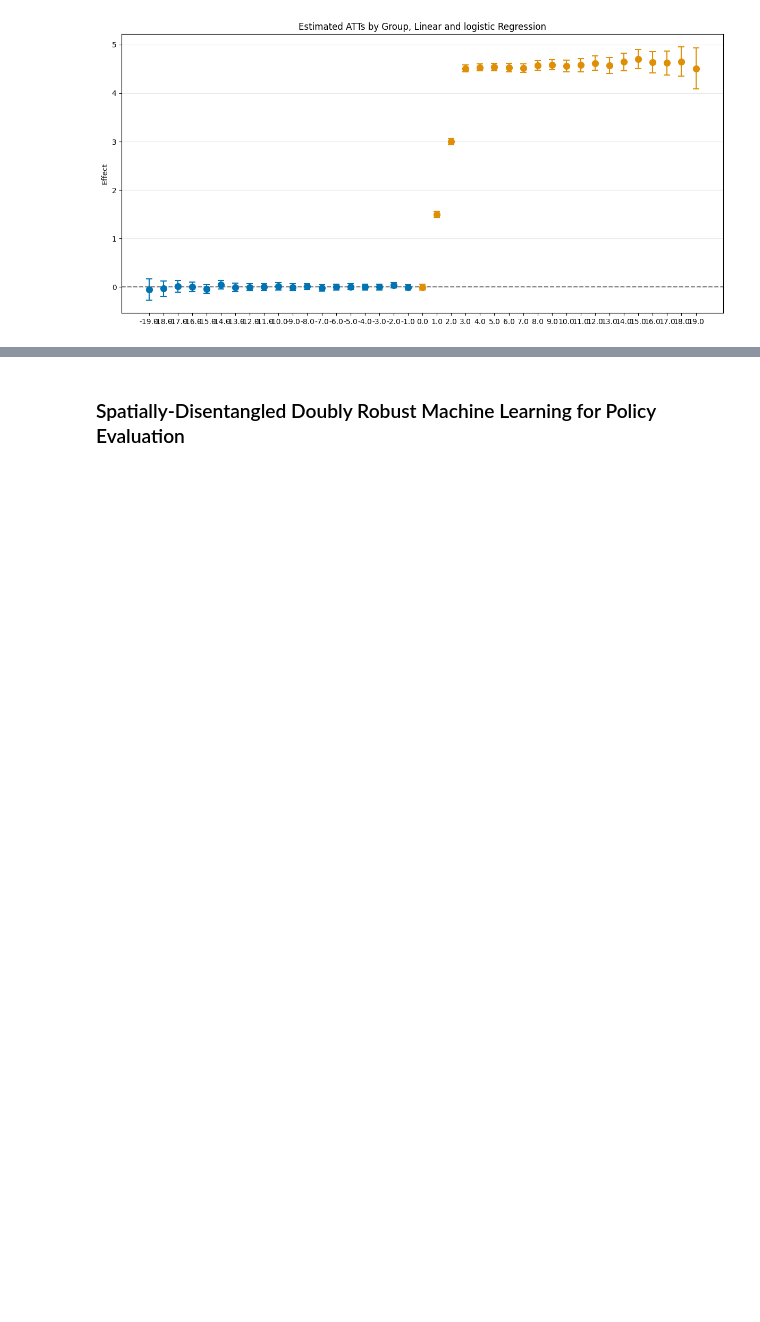
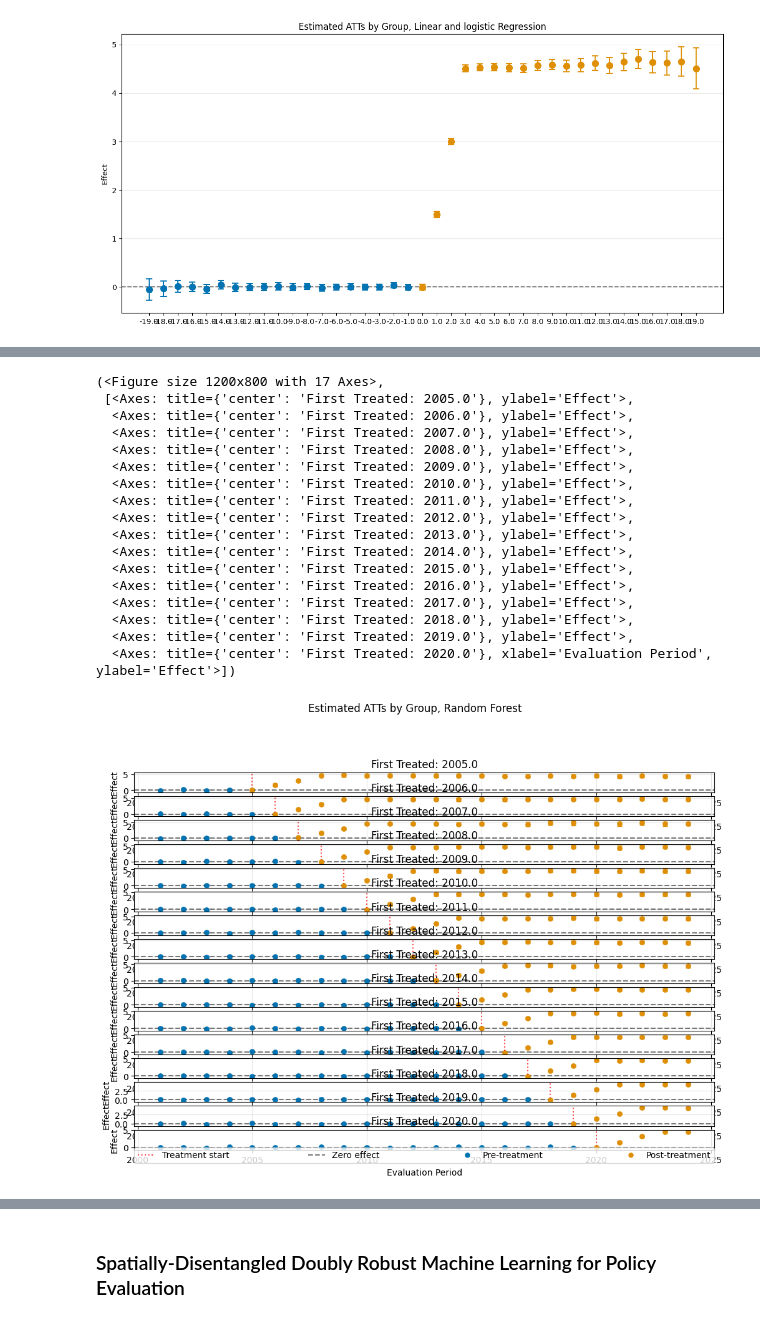
Before and after one commit to Daniel-Uhr/Estimators, a Jupyter notebook: 01_ATTgt_DML.ipynb, the cells around one changed output, grey strips where cells are left out. Drawn from its saved outputs; the diff is of its cells as text; code cells hidden in the pictures; blank space fills up the shorter version.

```diff
--- a/01_ATTgt_DML.ipynb
+++ b/01_ATTgt_DML.ipynb
@@ -782,0 +711,33 @@ es_rf.plot_effects(title="Estimated ATTs by Group, LassoCV and LogisticRegressio
+# %%
+from sklearn.ensemble import RandomForestRegressor, RandomForestClassifier
+
+dml_obj_rf = DoubleMLDIDMulti(
+    obj_dml_data=dml_data,
+    ml_g=RandomForestRegressor(n_estimators=100, max_depth=10, random_state=42),
+    ml_m=RandomForestClassifier(n_estimators=100, max_depth=10, random_state=42),
+    control_group="never_treated",
+    n_folds=10
+)
+
+dml_obj_rf.fit()
+dml_obj_rf.bootstrap(n_rep_boot=5000)
+dml_obj_rf.plot_effects(title="Estimated ATTs by Group, Random Forest")
+# %% [output]
+(<Figure size 1200x800 with 17 Axes>,
+ [<Axes: title={'center': 'First Treated: 2005.0'}, ylabel='Effect'>,
+  <Axes: title={'center': 'First Treated: 2006.0'}, ylabel='Effect'>,
+  <Axes: title={'center': 'First Treated: 2007.0'}, ylabel='Effect'>,
+  <Axes: title={'center': 'First Treated: 2008.0'}, ylabel='Effect'>,
+  <Axes: title={'center': 'First Treated: 2009.0'}, ylabel='Effect'>,
+  <Axes: title={'center': 'First Treated: 2010.0'}, ylabel='Effect'>,
+  <Axes: title={'center': 'First Treated: 2011.0'}, ylabel='Effect'>,
+  <Axes: title={'center': 'First Treated: 2012.0'}, ylabel='Effect'>,
+  <Axes: title={'center': 'First Treated: 2013.0'}, ylabel='Effect'>,
+  <Axes: title={'center': 'First Treated: 2014.0'}, ylabel='Effect'>,
+  <Axes: title={'center': 'First Treated: 2015.0'}, ylabel='Effect'>,
+  <Axes: title={'center': 'First Treated: 2016.0'}, ylabel='Effect'>,
+  <Axes: title={'center': 'First Treated: 2017.0'}, ylabel='Effect'>,
+  <Axes: title={'center': 'First Treated: 2018.0'}, ylabel='Effect'>,
+  <Axes: title={'center': 'First Treated: 2019.0'}, ylabel='Effect'>,
+  <Axes: title={'center': 'First Treated: 2020.0'}, xlabel='Evaluation Period', ylabel='Effect'>])
+[figure, added]
```
Also changed, not shown: parts of 23 cells of this notebook.
